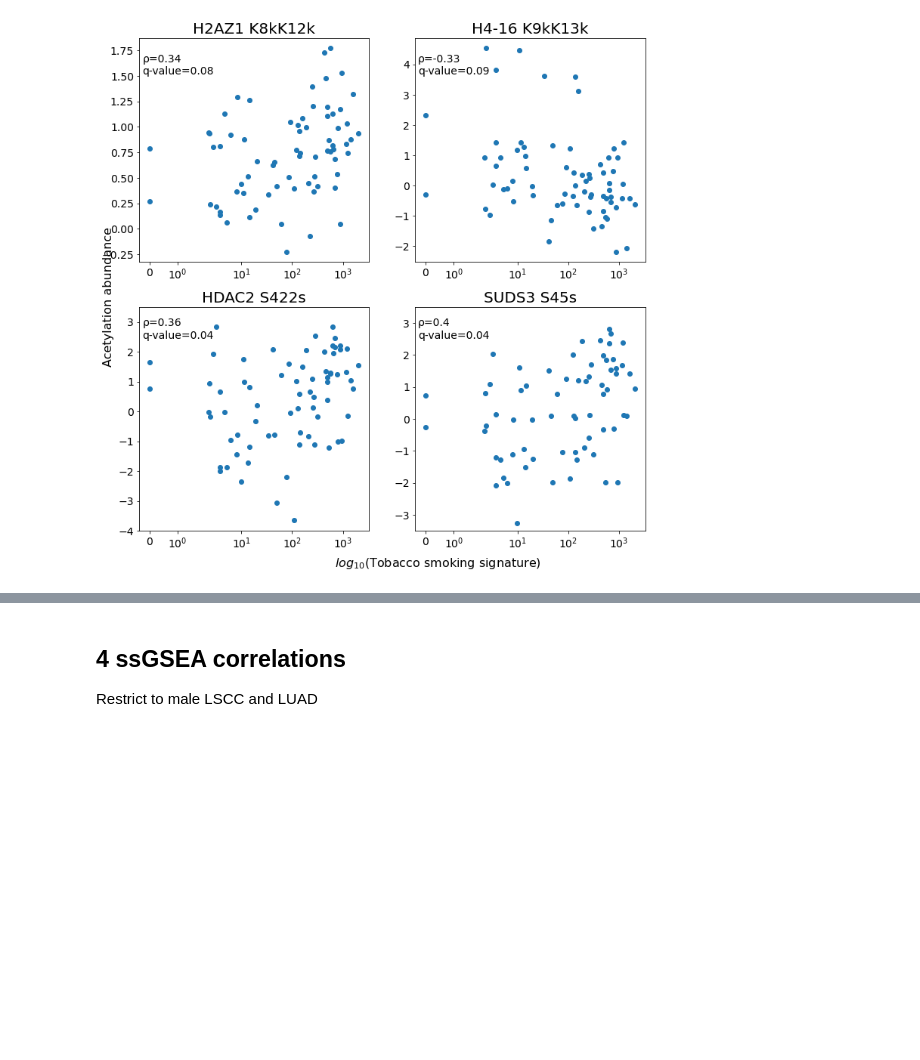
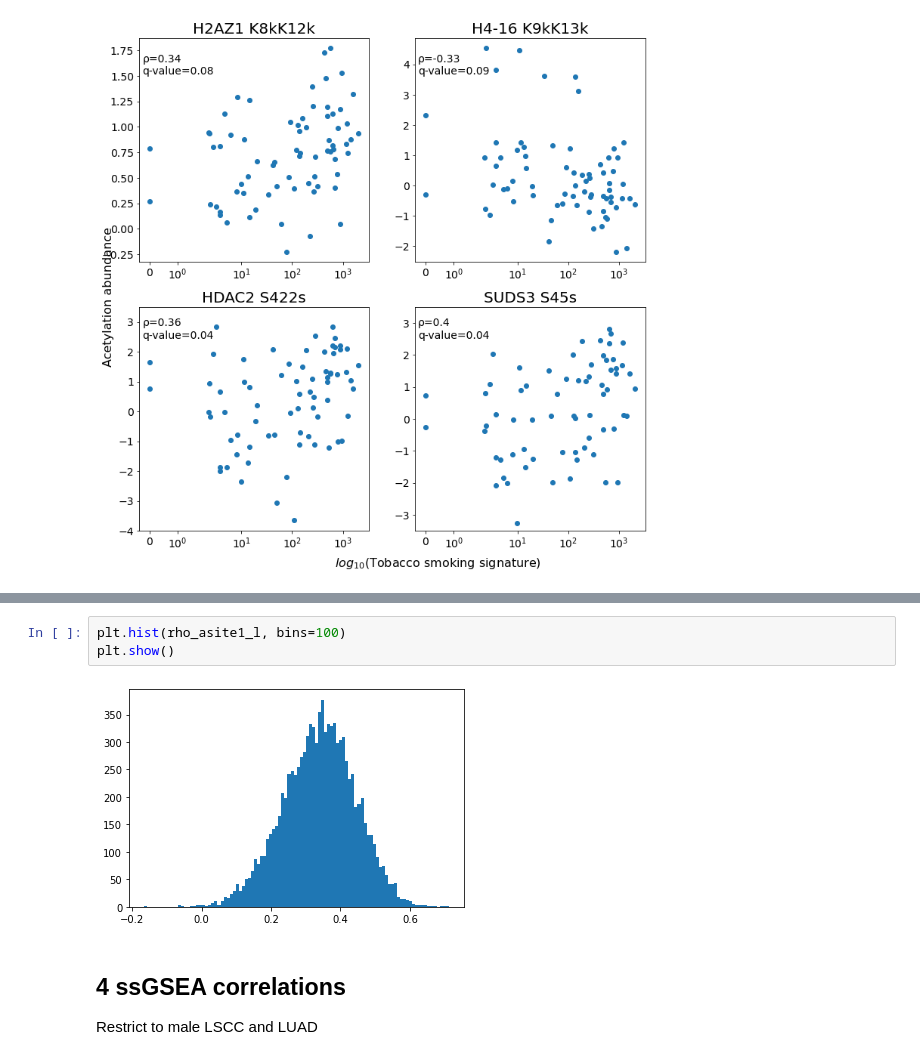
Before and after one commit to getzlab/CPTAC_PanCan_PTM_2023, a Jupyter notebook: Fig5/02_histone_tobacco_analysis_v2.ipynb, the cells around one changed output, grey strips where cells are left out. Cells and saved outputs as stored; diff of their text form; blank space fills up the shorter version.

```diff
--- a/Fig5/02_histone_tobacco_analysis_v2.ipynb
+++ b/Fig5/02_histone_tobacco_analysis_v2.ipynb
@@ -348,3 +483,8 @@ scatter_fig.savefig("../figures/histone_analysis/smoking_histone_correlations_v2
+# %%
+plt.hist(rho_asite1_l, bins=100)
+plt.show()
+# %% [output]
+[figure, added]
 # %% [markdown]
 ## 4 ssGSEA correlations
 Restrict to male LSCC and LUAD
```
Also changed, not shown: parts of 4 cells of this notebook, 1 other file.
